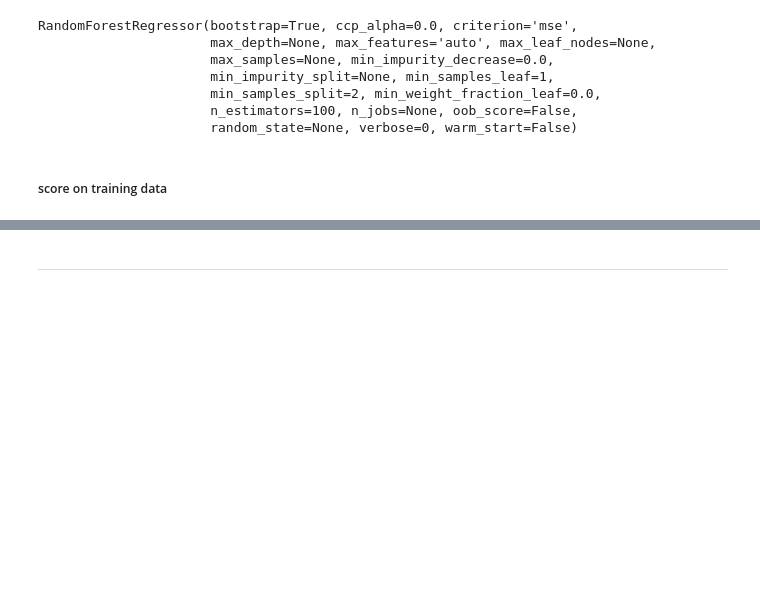
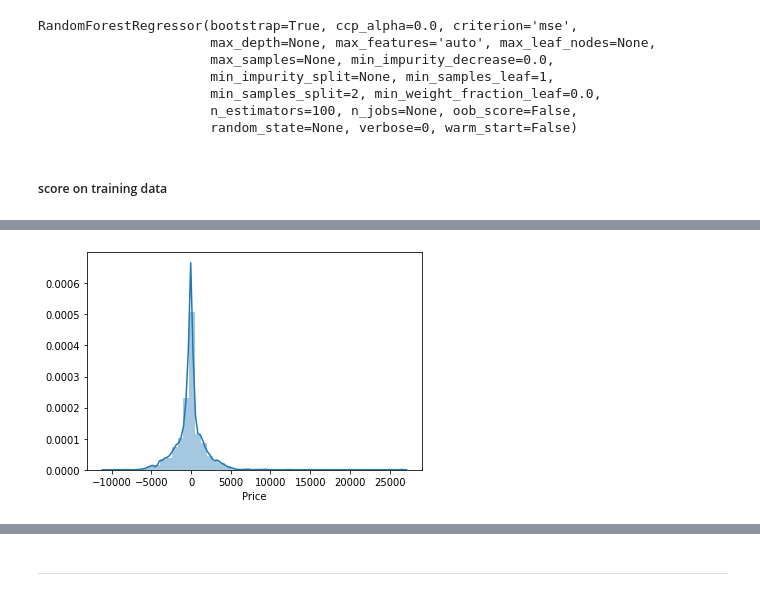
Before and after one commit to shan-2205/EDA, a Jupyter notebook: flight_price.ipynb, the cells around one changed output, grey strips where cells are left out. Drawn from its saved outputs; the diff is of its cells as text; code cells hidden in the pictures; blank space fills up the shorter version.

```diff
--- a/flight_price.ipynb
+++ b/flight_price.ipynb
@@ -612 +612,3 @@ data=data_train[data_train['Price']<=50000]
+# %%
+data_train['Price']=np.where(data_train['Price']>=40000,data_train['Price'].median(),data_train['Price'])
 # %%
@@ -965,5 +933,5 @@ forest = pickle.load(model)
 # %%
-y_prediction = forest.predict(X_test)
+y_prediction = reg_rf.predict(X_test)
 # %%
 metrics.r2_score(y_test, y_prediction)
 # %% [output]
@@ -970,0 +939,5 @@ metrics.r2_score(y_test, y_prediction)
+# %%
+sns.distplot(y_test-y_prediction)
+plt.show()
+# %% [output]
+[figure, added]
```
Also changed, not shown: parts of 57 cells of this notebook.
